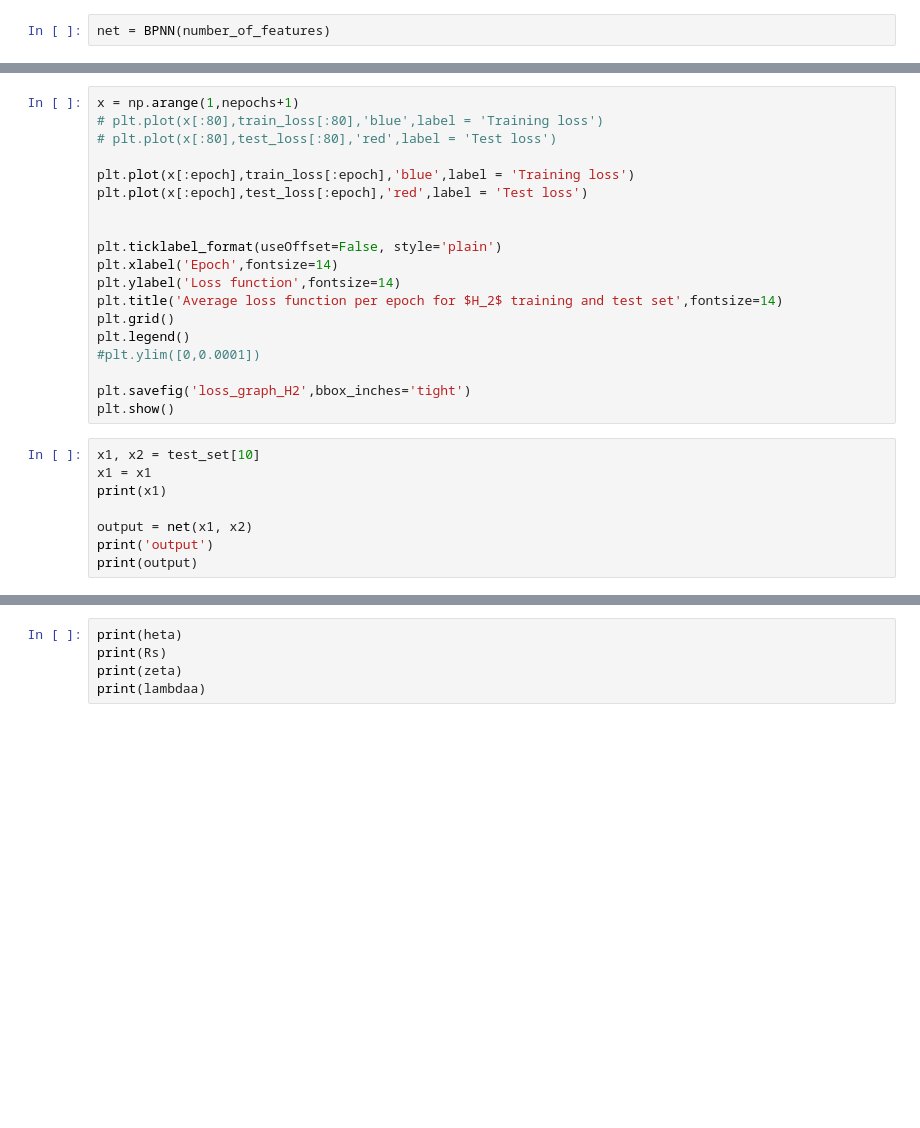
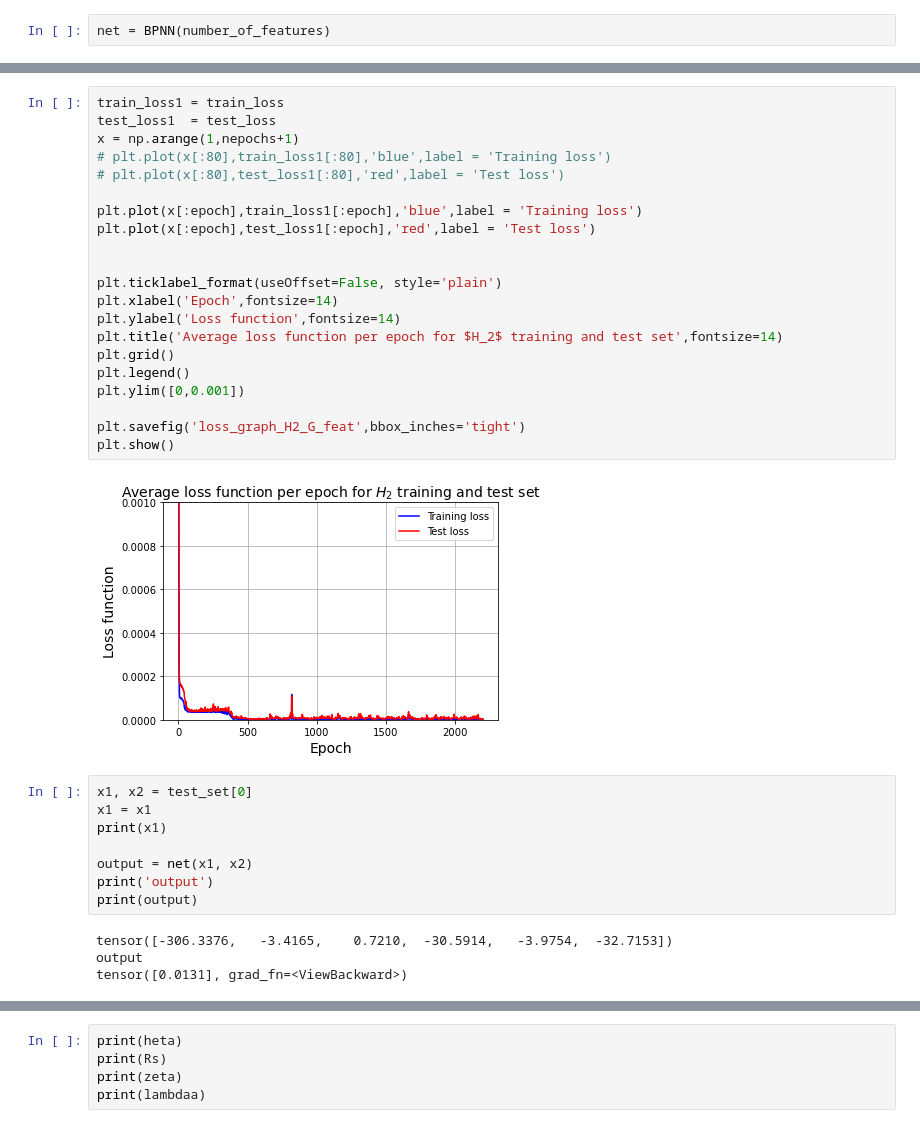
Before and after one commit to KKaroni/Symmetry-in-Machine-learned-Molecular-Force-Fields, a Jupyter notebook: h2_BPNN.ipynb, the cells around one changed output, grey strips where cells are left out. Saved outputs shown, nothing was run; the diff lists cells and outputs as text; blank space fills up the shorter version.

```diff
--- a/h2_BPNN.ipynb
+++ b/h2_BPNN.ipynb
@@ -695,28 +731,36 @@ print('Finished Training')
 # %%
+train_loss1 = train_loss
+test_loss1  = test_loss
 x = np.arange(1,nepochs+1)
-# plt.plot(x[:80],train_loss[:80],'blue',label = 'Training loss')
-# plt.plot(x[:80],test_loss[:80],'red',label = 'Test loss')
+# plt.plot(x[:80],train_loss1[:80],'blue',label = 'Training loss')
+# plt.plot(x[:80],test_loss1[:80],'red',label = 'Test loss')
 
-plt.plot(x[:epoch],train_loss[:epoch],'blue',label = 'Training loss')
-plt.plot(x[:epoch],test_loss[:epoch],'red',label = 'Test loss')
+plt.plot(x[:epoch],train_loss1[:epoch],'blue',label = 'Training loss')
+plt.plot(x[:epoch],test_loss1[:epoch],'red',label = 'Test loss')
 
 
 plt.ticklabel_format(useOffset=False, style='plain')
 plt.xlabel('Epoch',fontsize=14)
 plt.ylabel('Loss function',fontsize=14)
 plt.title('Average loss function per epoch for $H_2$ training and test set',fontsize=14)
 plt.grid()
 plt.legend()
-#plt.ylim([0,0.0001])
+plt.ylim([0,0.001])
 
-plt.savefig('loss_graph_H2',bbox_inches='tight')
+plt.savefig('loss_graph_H2_G_feat',bbox_inches='tight')
 plt.show()
+# %% [output]
+[figure, added]
 # %%
-x1, x2 = test_set[10]
+x1, x2 = test_set[0]
 x1 = x1
 print(x1)
 
 output = net(x1, x2)
 print('output')
 print(output)
+# %% [output]
+tensor([-306.3376,   -3.4165,    0.7210,  -30.5914,   -3.9754,  -32.7153])
+output
+tensor([0.0131], grad_fn=<ViewBackward>)
 # %%
```
Also changed, not shown: parts of 19 cells of this notebook.
